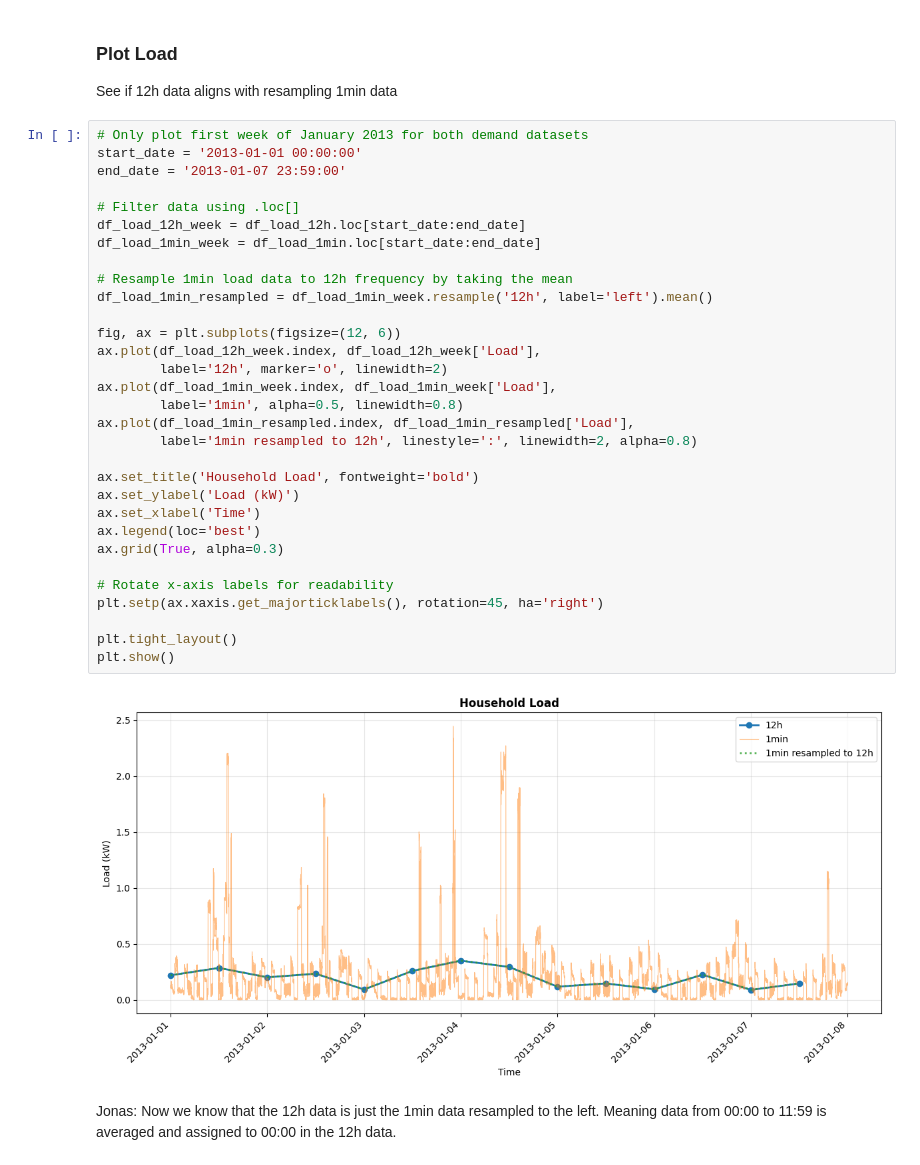
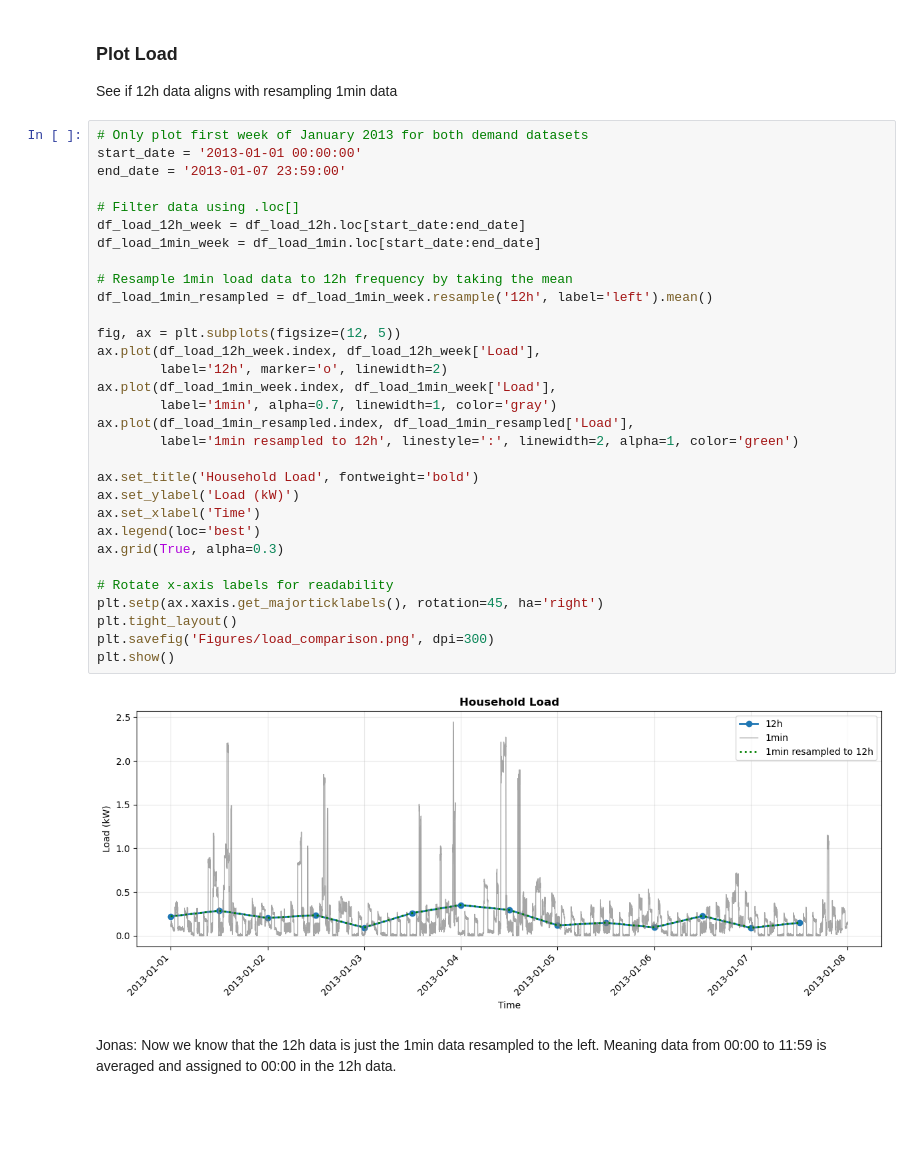
Before and after one commit to JontheFL/Optimal-Residential-Energy-System-Sizing, a Jupyter notebook: data_exploration.ipynb, the cells around one changed output. Cells and saved outputs as stored; diff of their text form; blank space fills up the shorter version.

Commit message:
small plot changes for presentation

```diff
--- a/data_exploration.ipynb
+++ b/data_exploration.ipynb
@@ -45,36 +45,36 @@ See if 12h data aligns with resampling 1min data
 # %%
 # Only plot first week of January 2013 for both demand datasets
 start_date = '2013-01-01 00:00:00'
 end_date = '2013-01-07 23:59:00'
 
 # Filter data using .loc[]
 df_load_12h_week = df_load_12h.loc[start_date:end_date]
 df_load_1min_week = df_load_1min.loc[start_date:end_date]
 
 # Resample 1min load data to 12h frequency by taking the mean
 df_load_1min_resampled = df_load_1min_week.resample('12h', label='left').mean()
 
-fig, ax = plt.subplots(figsize=(12, 6))
+fig, ax = plt.subplots(figsize=(12, 5))
 ax.plot(df_load_12h_week.index, df_load_12h_week['Load'],
         label='12h', marker='o', linewidth=2)
 ax.plot(df_load_1min_week.index, df_load_1min_week['Load'],
-        label='1min', alpha=0.5, linewidth=0.8)
+        label='1min', alpha=0.7, linewidth=1, color='gray')
 ax.plot(df_load_1min_resampled.index, df_load_1min_resampled['Load'],
-        label='1min resampled to 12h', linestyle=':', linewidth=2, alpha=0.8)
+        label='1min resampled to 12h', linestyle=':', linewidth=2, alpha=1, color='green')
 
 ax.set_title('Household Load', fontweight='bold')
 ax.set_ylabel('Load (kW)')
 ax.set_xlabel('Time')
 ax.legend(loc='best')
 ax.grid(True, alpha=0.3)
 
 # Rotate x-axis labels for readability
 plt.setp(ax.xaxis.get_majorticklabels(), rotation=45, ha='right')
-
 plt.tight_layout()
+plt.savefig('Figures/load_comparison.png', dpi=300)
 plt.show()
 # %% [output]
-[figure, old version]
+[figure, new version]
 # %% [markdown]
 Jonas: Now we know that the 12h data is just the 1min data resampled to the left. Meaning data from 00:00 to 11:59 is averaged and assigned to 00:00 in the 12h data.
 # %%
```
Also changed, not shown: parts of 1 cell of this notebook, 1 other file.
